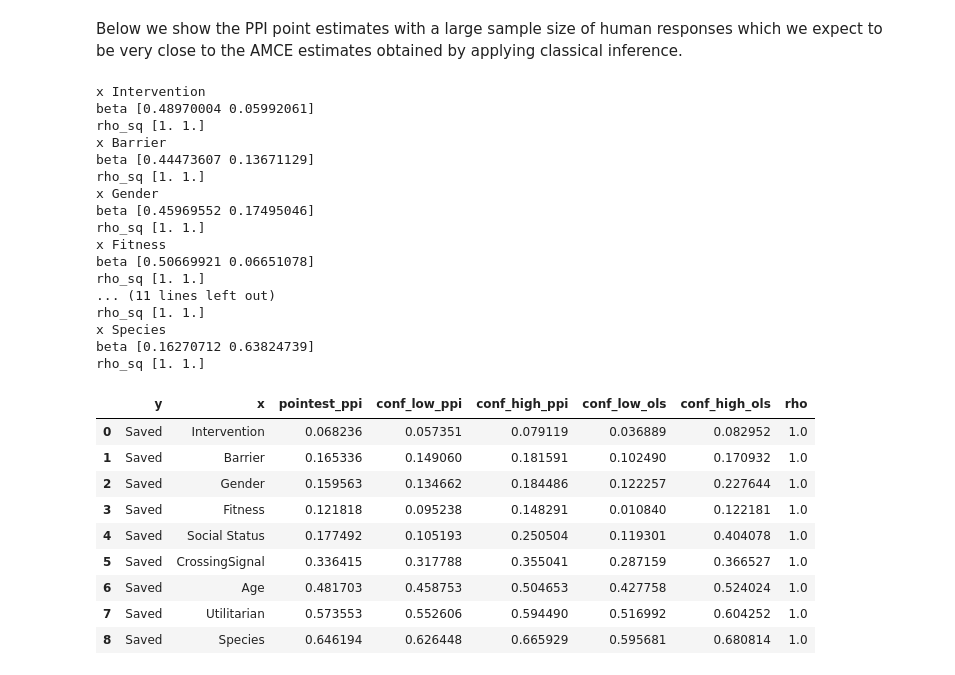
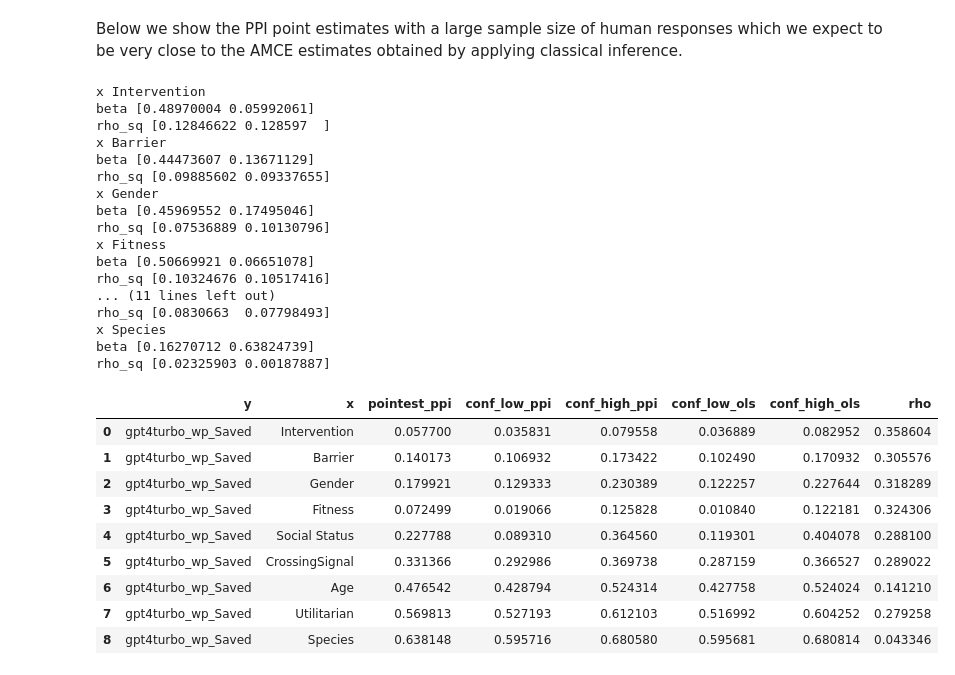
Before and after one commit to davidbroska/MixedSubjects, a Jupyter notebook: Code/8_AnalysisPPI.ipynb, the cells around one changed output. Drawn from its saved outputs; the diff is of its cells as text; code cells hidden in the pictures.

Commit message:
calcuate rho with gpt4turbo

```diff
--- a/Code/8_AnalysisPPI.ipynb
+++ b/Code/8_AnalysisPPI.ipynb
@@ -748,7 +741,7 @@ def compute_amce_ppi(n_data, N_data, x, y, alpha=0.05):
         "conf_high_ppi": upper_CI_ppi[1],    # The upper bound of the PPI confidence interval
         "conf_low_ols": lower_CI_ols[1],     # The lower bound of the OLS confidence interval
         "conf_high_ols": upper_CI_ols[1],    # The upper bound of the OLS confidence interval
-        "rho": np.sqrt(rho_sq[0])},          # The association between predictions and outcomes
+        "rho": np.sqrt(rho_sq[1])},          # The association between predictions and outcomes
         index=[0])
 
     return output_df
@@ -794,53 +787,53 @@ Below we show the PPI point estimates with a large sample size of human response
 # %%
 ids = df["ResponseID"].unique()
 n = 5000
 N = len(ids) - n
 random.seed(2024)
 
 n_ids = random.sample(ids.tolist(), k=n)
 N_ids = random.sample(list(set(ids) - set(n_ids)), k=N)
 
 df_human = df[ df["ResponseID"].isin(n_ids) ]
 df_silicon = df [ df["ResponseID"].isin(N_ids)]
 
-pd.concat([compute_amce_ppi(df_human, df_silicon, x="Intervention", y="Saved"),
-           compute_amce_ppi(df_human, df_silicon, x="Barrier", y="Saved"),
-           compute_amce_ppi(df_human, df_silicon, x="Gender", y="Saved"),
-           compute_amce_ppi(df_human, df_silicon, x="Fitness", y="Saved"),
-           compute_amce_ppi(df_human, df_silicon, x="Social Status", y="Saved"),
-           compute_amce_ppi(df_human, df_silicon, x="CrossingSignal",y="Saved"),
-           compute_amce_ppi(df_human, df_silicon, x="Age", y="Saved"),
-           compute_amce_ppi(df_human, df_silicon, x="Utilitarian", y="Saved"),
-           compute_amce_ppi(df_human, df_silicon, x="Species", y="Saved")
+pd.concat([compute_amce_ppi(df_human, df_silicon, x="Intervention", y="gpt4turbo_wp_Saved"),
+           compute_amce_ppi(df_human, df_silicon, x="Barrier", y="gpt4turbo_wp_Saved"),
+           compute_amce_ppi(df_human, df_silicon, x="Gender", y="gpt4turbo_wp_Saved"),
+           compute_amce_ppi(df_human, df_silicon, x="Fitness", y="gpt4turbo_wp_Saved"),
+           compute_amce_ppi(df_human, df_silicon, x="Social Status", y="gpt4turbo_wp_Saved"),
+           compute_amce_ppi(df_human, df_silicon, x="CrossingSignal",y="gpt4turbo_wp_Saved"),
+           compute_amce_ppi(df_human, df_silicon, x="Age", y="gpt4turbo_wp_Saved"),
+           compute_amce_ppi(df_human, df_silicon, x="Utilitarian", y="gpt4turbo_wp_Saved"),
+           compute_amce_ppi(df_human, df_silicon, x="Species", y="gpt4turbo_wp_Saved")
            ],ignore_index=True)
 # %% [output]
 x Intervention
 beta [0.48970004 0.05992061]
-rho_sq [1. 1.]
+rho_sq [0.12846622 0.128597  ]
 x Barrier
 beta [0.44473607 0.13671129]
-rho_sq [1. 1.]
+rho_sq [0.09885602 0.09337655]
 x Gender
 beta [0.45969552 0.17495046]
-rho_sq [1. 1.]
+rho_sq [0.07536889 0.10130796]
 x Fitness
 beta [0.50669921 0.06651078]
-rho_sq [1. 1.]
+rho_sq [0.10324676 0.10517416]
 ... (11 lines left out)
-rho_sq [1. 1.]
+rho_sq [0.0830663  0.07798493]
 x Species
 beta [0.16270712 0.63824739]
-rho_sq [1. 1.]
+rho_sq [0.02325903 0.00187887]
 |  | y | x | pointest_ppi | conf_low_ppi | conf_high_ppi | conf_low_ols | conf_high_ols | rho |
-| 0 | Saved | Intervention | 0.068236 | 0.057351 | 0.079119 | 0.036889 | 0.082952 | 1.0 |
-| 1 | Saved | Barrier | 0.165336 | 0.149060 | 0.181591 | 0.102490 | 0.170932 | 1.0 |
-| 2 | Saved | Gender | 0.159563 | 0.134662 | 0.184486 | 0.122257 | 0.227644 | 1.0 |
-| 3 | Saved | Fitness | 0.121818 | 0.095238 | 0.148291 | 0.010840 | 0.122181 | 1.0 |
-| 4 | Saved | Social Status | 0.177492 | 0.105193 | 0.250504 | 0.119301 | 0.404078 | 1.0 |
-| 5 | Saved | CrossingSignal | 0.336415 | 0.317788 | 0.355041 | 0.287159 | 0.366527 | 1.0 |
-| 6 | Saved | Age | 0.481703 | 0.458753 | 0.504653 | 0.427758 | 0.524024 | 1.0 |
-| 7 | Saved | Utilitarian | 0.573553 | 0.552606 | 0.594490 | 0.516992 | 0.604252 | 1.0 |
-| 8 | Saved | Species | 0.646194 | 0.626448 | 0.665929 | 0.595681 | 0.680814 | 1.0 |
+| 0 | gpt4turbo_wp_Saved | Intervention | 0.057700 | 0.035831 | 0.079558 | 0.036889 | 0.082952 | 0.358604 |
+| 1 | gpt4turbo_wp_Saved | Barrier | 0.140173 | 0.106932 | 0.173422 | 0.102490 | 0.170932 | 0.305576 |
+| 2 | gpt4turbo_wp_Saved | Gender | 0.179921 | 0.129333 | 0.230389 | 0.122257 | 0.227644 | 0.318289 |
+| 3 | gpt4turbo_wp_Saved | Fitness | 0.072499 | 0.019066 | 0.125828 | 0.010840 | 0.122181 | 0.324306 |
+| 4 | gpt4turbo_wp_Saved | Social Status | 0.227788 | 0.089310 | 0.364560 | 0.119301 | 0.404078 | 0.288100 |
+| 5 | gpt4turbo_wp_Saved | CrossingSignal | 0.331366 | 0.292986 | 0.369738 | 0.287159 | 0.366527 | 0.289022 |
+| 6 | gpt4turbo_wp_Saved | Age | 0.476542 | 0.428794 | 0.524314 | 0.427758 | 0.524024 | 0.141210 |
+| 7 | gpt4turbo_wp_Saved | Utilitarian | 0.569813 | 0.527193 | 0.612103 | 0.516992 | 0.604252 | 0.279258 |
+| 8 | gpt4turbo_wp_Saved | Species | 0.638148 | 0.595716 | 0.680580 | 0.595681 | 0.680814 | 0.043346 |
 # %%
 # sample size human subjects
 ns = [50,100,500]
```
Also changed, not shown: parts of 2 cells of this notebook.
